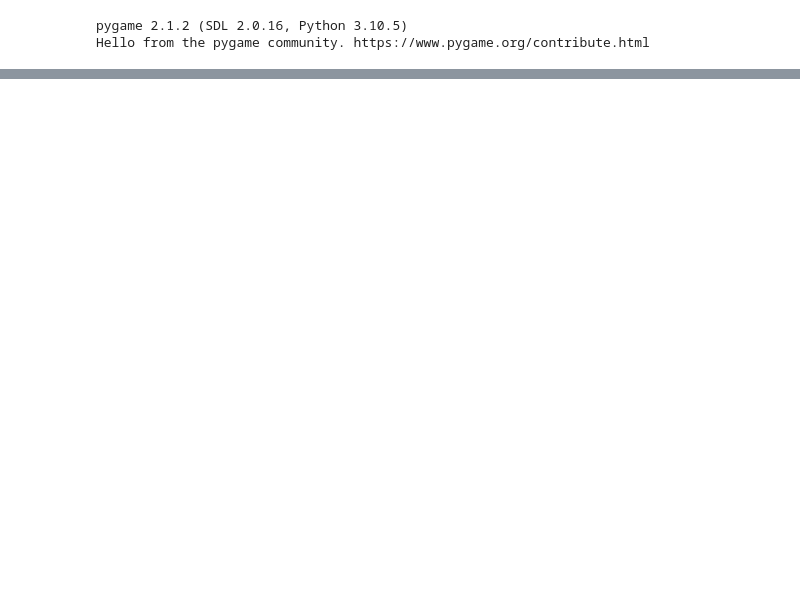
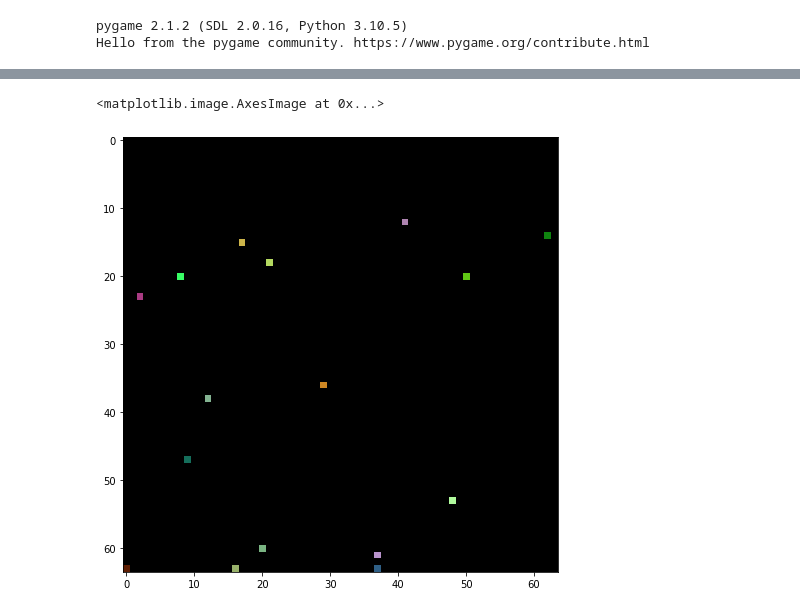
Before and after one commit to izzortsi/torch-abm, a Jupyter notebook: torch_abm_clean_2.ipynb, the cells around one changed output, grey strips where cells are left out. Drawn from its saved outputs; the diff is of its cells as text; code cells hidden in the pictures; blank space fills up the shorter version.

```diff
--- a/torch_abm_clean_2.ipynb
+++ b/torch_abm_clean_2.ipynb
@@ -239,4 +21,0 @@ class Environment(nn.Module):
-# %%
-env = Environment(t.tensor([]), t.cat(t.tensor([predators, preys]) ), preys, predators)
-
-Conf = env(env.config)
@@ -279,0 +252,3 @@ screen = pygame.display.set_mode((MULT*RES,MULT*RES), 0, 24)
+# %%
+E = Environment().cuda()
+# a = Agent(E).cuda()
@@ -279,0 +292,6 @@ screen = pygame.display.set_mode((MULT*RES,MULT*RES), 0, 24)
+# %%
+f, axs = plt.subplots(1,figsize=(8,8))
+axs.imshow(to_plt(E.states).astype(np.uint8))
+# %% [output]
+<matplotlib.image.AxesImage at 0x...>
+[figure, added]
```
Also changed, not shown: parts of 34 cells of this notebook, 13 other files.
